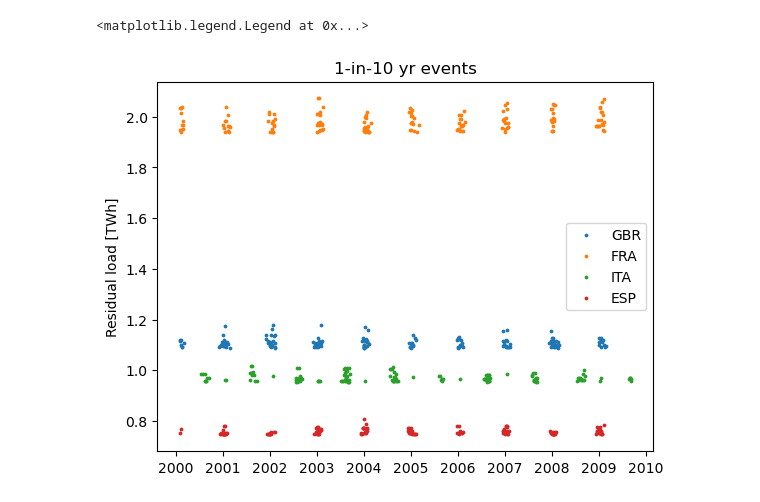
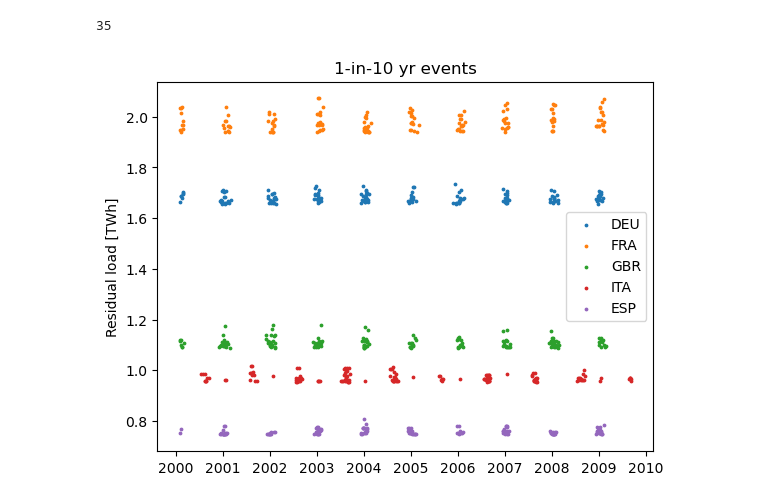
Before and after one commit to bramvanduinen/EnergyDroughtCooccurrence, a Jupyter notebook: src/calc_co-occur.ipynb, the cells around one changed output. Drawn from its saved outputs; the diff is of its cells as text; code cells hidden in the pictures.

Commit message:
Now ran for all countries. Stacked histogram as well.

```diff
--- a/src/calc_co-occur.ipynb
+++ b/src/calc_co-occur.ipynb
@@ -44,7 +51,11 @@ def add_filename(ds):
     return ds
 
 data_prod = xr.open_mfdataset(energy + '???' + '_LENTIS_PD_02_v4.nc', combine='nested', concat_dim='country', preprocess=add_filename)
+data_prod = data_prod.drop_sel(country = [0, 23, 28, 38])
 
 num_countries = np.shape(data_prod.residual)[0]
+print(num_countries)
+# %% [output]
+35
 # %%
 countries = data_prod.country_name.values
@@ -113,25 +118,28 @@ ds_events = xr.Dataset(
     }
 )
 # %%
-country_ind = 8 #United Kingdom
+country_ind = 7 #Germany
 plt.scatter(ds_events.time[country_ind], ds_events.residual[country_ind]/1e6, label = countries[country_ind], s = 3)
 
-country_ind = 7 #France
+country_ind = 12 #France
 plt.scatter(ds_events.time[country_ind], ds_events.residual[country_ind]/1e6, label = countries[country_ind], s = 3)
 
-country_ind = 12 #Italy
+country_ind = 13 #United Kingdom
 plt.scatter(ds_events.time[country_ind], ds_events.residual[country_ind]/1e6, label = countries[country_ind], s = 3)
 
-country_ind = 5 #Spain
+country_ind = 19 #Italy
+plt.scatter(ds_events.time[country_ind], ds_events.residual[country_ind]/1e6, label = countries[country_ind], s = 3)
+
+country_ind = 9 #Spain
 plt.scatter(ds_events.time[country_ind], ds_events.residual[country_ind]/1e6, label = countries[country_ind], s = 3)
 
 # Set the labels and title
 plt.ylabel('Residual load [TWh]')
 plt.title(f'1-in-10 yr events')
 plt.legend()
+plt.savefig(f'{dir_Figures}/Events_largecountries_dte={dt_event}.png', dpi=300, bbox_inches='tight')
 # %% [output]
-<matplotlib.legend.Legend at 0x...>
-[figure, old version]
+[figure, new version]
 # %%
 months = ds_events.time.dt.month.values.flatten()
 #make a histogram of months
```
Also changed, not shown: parts of 13 cells of this notebook, 3 other files.
